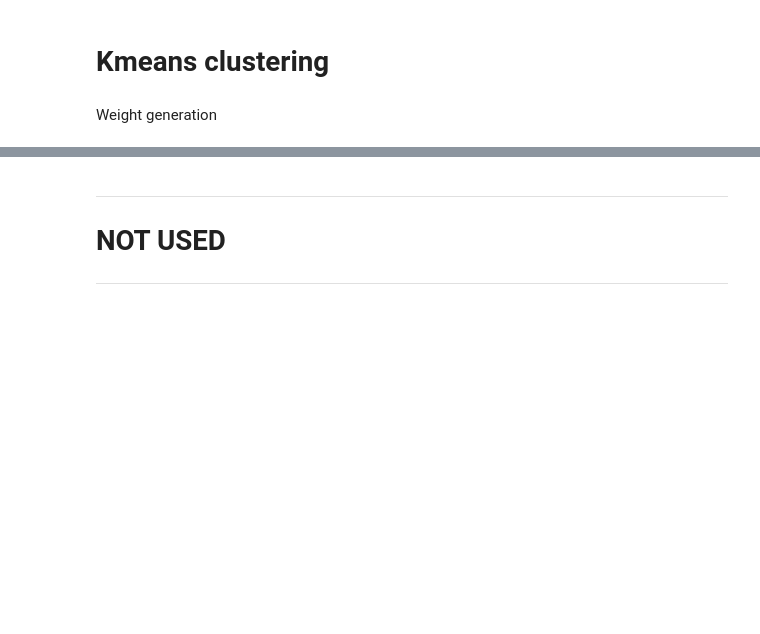
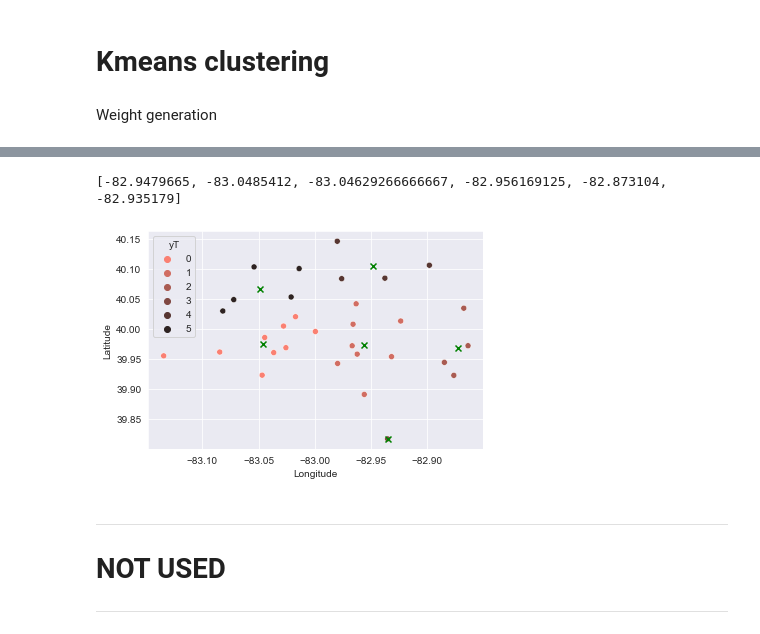
Before and after one commit to stein463/AppliedDataScienceCapstoneIBM, a Jupyter notebook: FinalProjectForIBMDataScienceCertification.ipynb, the cells around one changed output, grey strips where cells are left out. Cells and saved outputs as stored; diff of their text form; code cells hidden in the pictures; blank space fills up the shorter version.

```diff
--- a/FinalProjectForIBMDataScienceCertification.ipynb
+++ b/FinalProjectForIBMDataScienceCertification.ipynb
@@ -979,0 +991,15 @@ ValueError: Input contains NaN, infinity or a value too large for dtype('float64
+# %%
+k = 6
+#lat_long_dfAggtemp
+Hclustering =AgglomerativeClustering(n_clusters = k, affinity = "manhattan",linkage="average")#custom_metric0,linkage="average")
+Aggfit = Hclustering.fit(lat_long_df)
+#y_agg = Hclustering.predict(lat_long_df)
+lat_long_dfAggtemp = lat_long_df.copy()
+lat_long_dfAggtemp['yT'] = Aggfit.labels_
+tPlot(lat_long_dfAggtemp)
+print([lat_long_dfktemp[lat_long_dfAggtemp.yT == i].Longitude.mean() for i in lat_long_dfAggtemp.yT.unique()])
+#print(sm.accuracy_score(,Hclustering.labels_))
+#Hclustering.fit(lat_long_df)
+# %% [output]
+[-82.9479665, -83.0485412, -83.04629266666667, -82.956169125, -82.873104, -82.935179]
+[figure, added]
```
Also changed, not shown: parts of 22 cells of this notebook, 1 other file.
